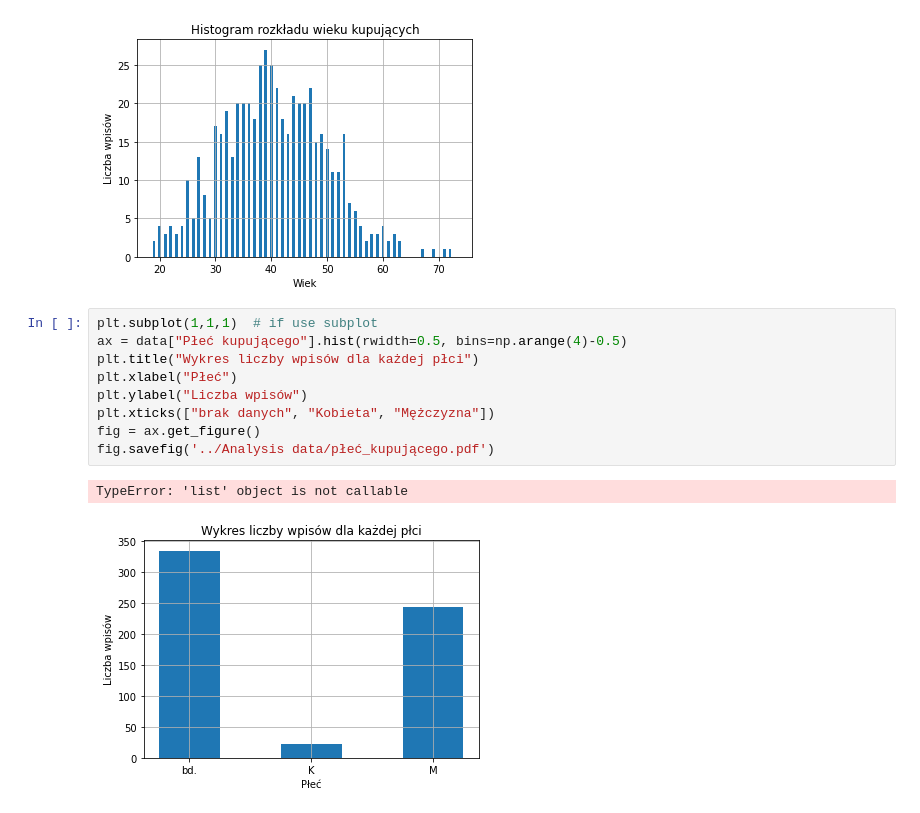
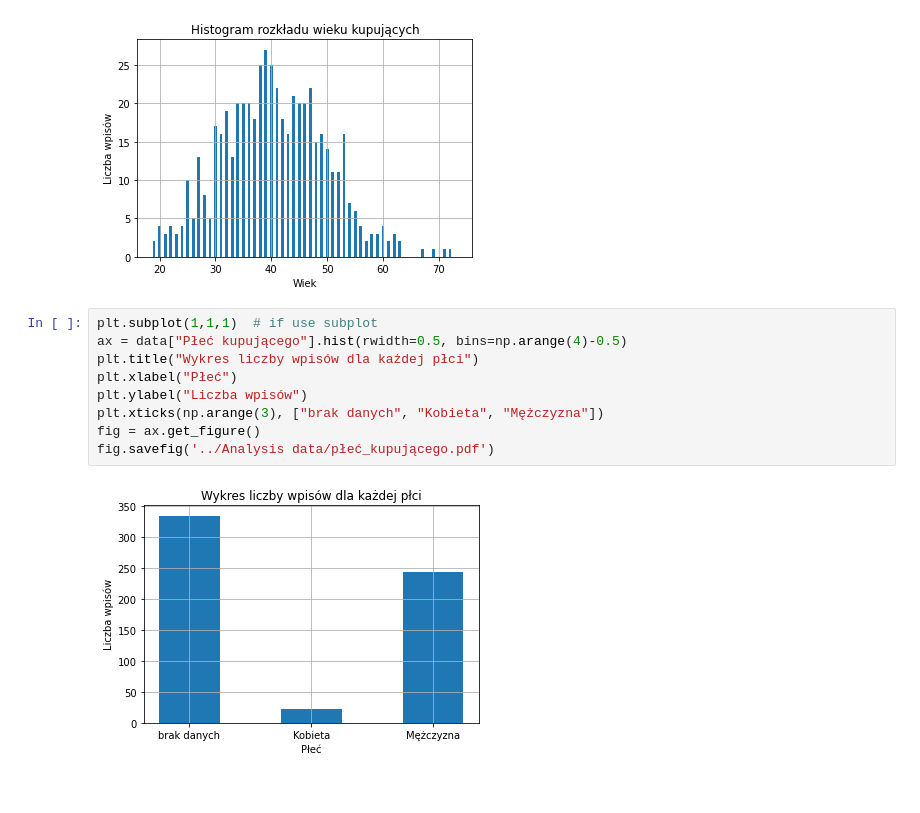
Before and after one commit to abcinpg123/ABD-Jakub-Prokop, a Jupyter notebook: lab6/Command files/lab6.ipynb, the cells around one changed output. Saved outputs shown, nothing was run; the diff lists cells and outputs as text.

```diff
--- a/lab6/Command files/lab6.ipynb
+++ b/lab6/Command files/lab6.ipynb
@@ -85,12 +85,11 @@ fig.savefig('../Analysis data/wiek_kupującego.pdf')
 # %%
 plt.subplot(1,1,1)  # if use subplot
 ax = data["Płeć kupującego"].hist(rwidth=0.5, bins=np.arange(4)-0.5)
 plt.title("Wykres liczby wpisów dla każdej płci")
 plt.xlabel("Płeć")
 plt.ylabel("Liczba wpisów")
-plt.xticks(["brak danych", "Kobieta", "Mężczyzna"])
+plt.xticks(np.arange(3), ["brak danych", "Kobieta", "Mężczyzna"])
 fig = ax.get_figure()
 fig.savefig('../Analysis data/płeć_kupującego.pdf')
 # %% [output]
-TypeError: 'list' object is not callable
-[figure, old version]
+[figure, new version]
```
Also changed, not shown: parts of 2 cells of this notebook, 1 other file.
